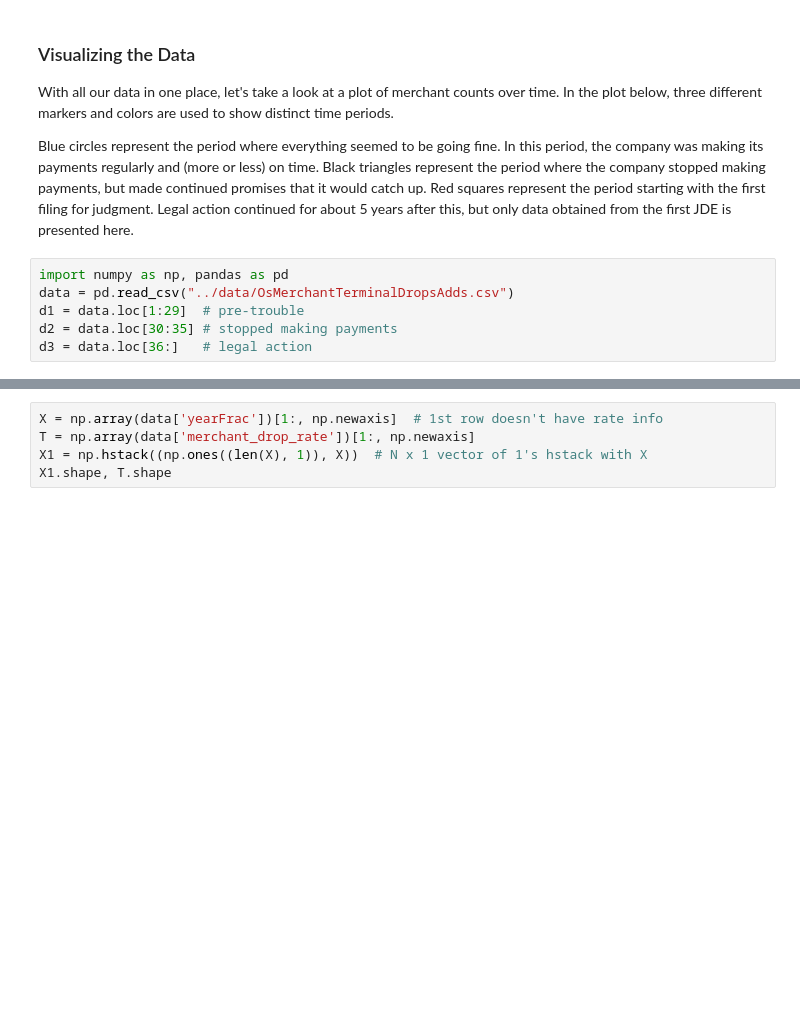
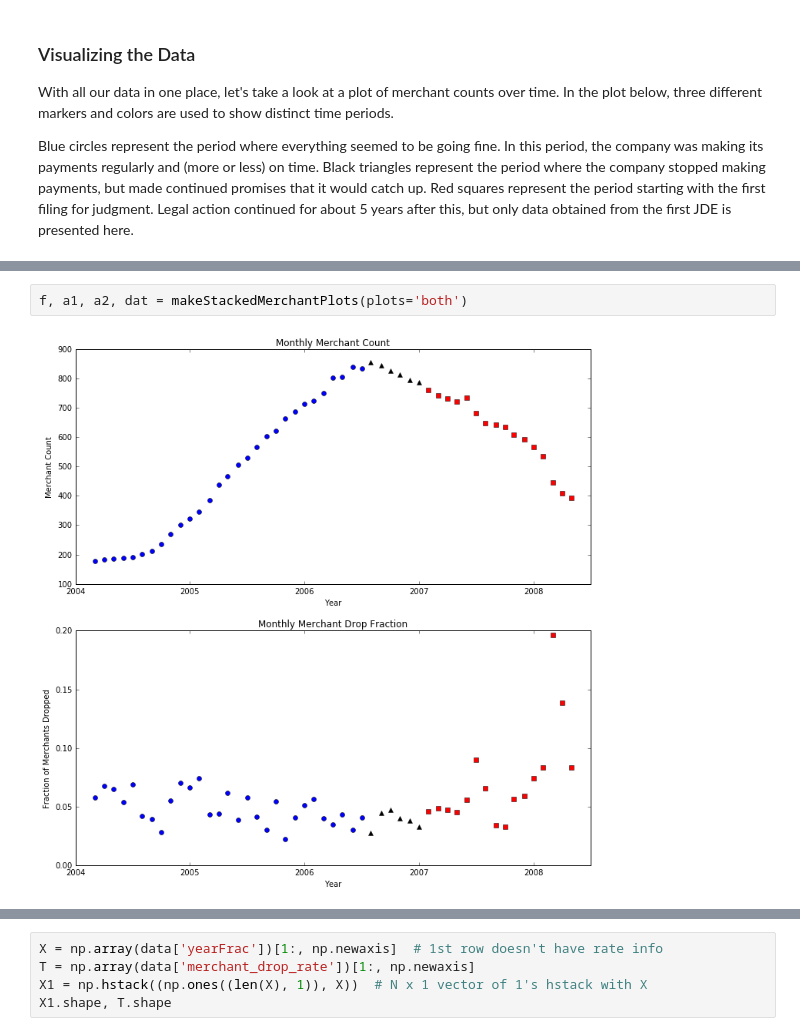
Before and after one commit to MichaelSzczepaniak/FraudulentConveyance, a Jupyter notebook: code/POS Merchants and Terminals Analysis.ipynb, the cells around one changed output, grey strips where cells are left out. Cells and saved outputs as stored; diff of their text form; blank space fills up the shorter version.

Commit message:
Finish refactoring plot function so it could be easily used to make new plots with changes

```diff
--- a/code/POS Merchants and Terminals Analysis.ipynb
+++ b/code/POS Merchants and Terminals Analysis.ipynb
@@ -738,10 +738,4 @@ print(df.head(3))  # Take a look at the 1st 3 rows as a check.
 With all our data in one place, let's take a look at a plot of merchant counts over time.  In the plot below, three different markers and colors are used to show distinct time periods.
 
 Blue circles represent the period where everything seemed to be going fine.  In this period, the company was making its payments regularly and (more or less) on time.  Black triangles represent the period where the company stopped making payments, but made continued promises that it would catch up.  Red squares represent the period starting with the first filing for judgment.  Legal action continued for about 5 years after this, but only data obtained from the first JDE is presented here.
-# %%
-import numpy as np, pandas as pd
-data = pd.read_csv("../data/OsMerchantTerminalDropsAdds.csv")
-d1 = data.loc[1:29]  # pre-trouble
-d2 = data.loc[30:35] # stopped making payments
-d3 = data.loc[36:]   # legal action
 # %%
@@ -796,2 +788,6 @@ p1 = makeStackedMerchantPlots()
+# %%
+f, a1, a2, dat = makeStackedMerchantPlots(plots='both')
+# %% [output]
+[figure, added]
 # %% [markdown]
 ### Finally, Some Analysis!
```
Also changed, not shown: parts of 10 cells of this notebook.
